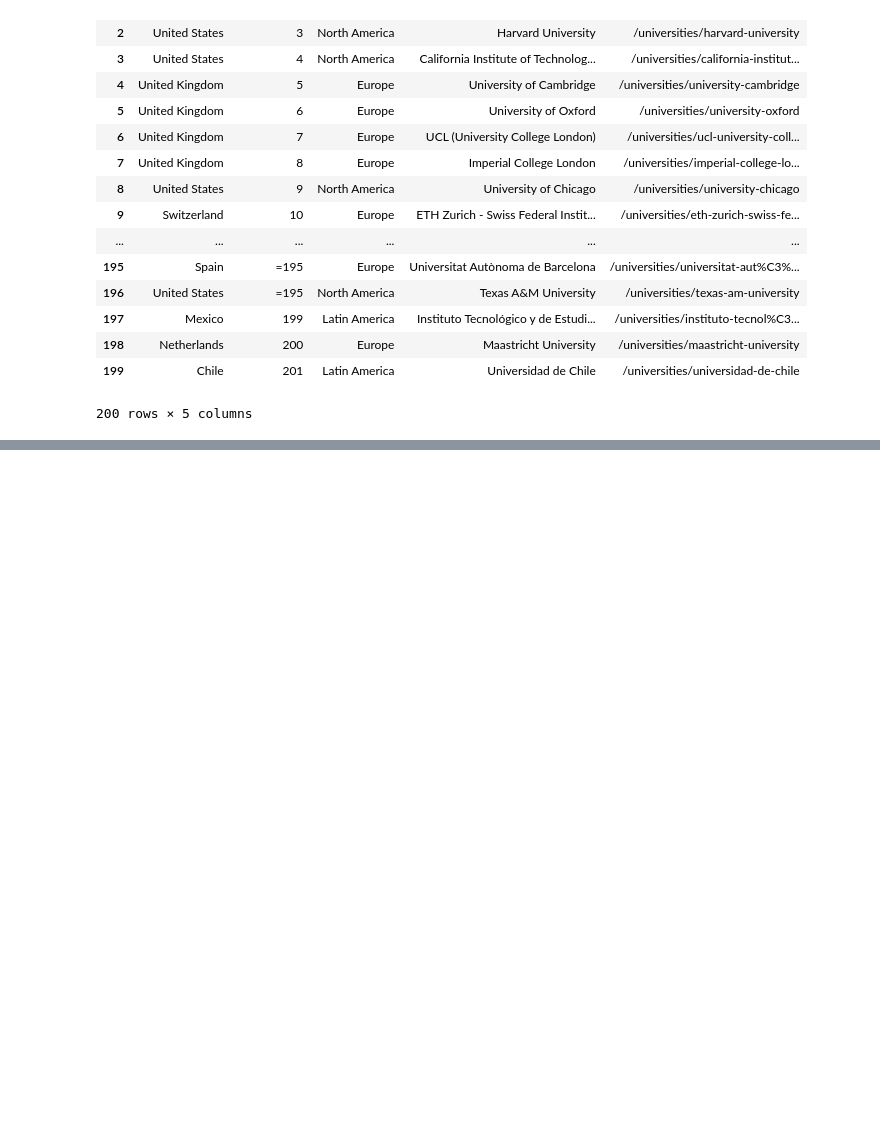
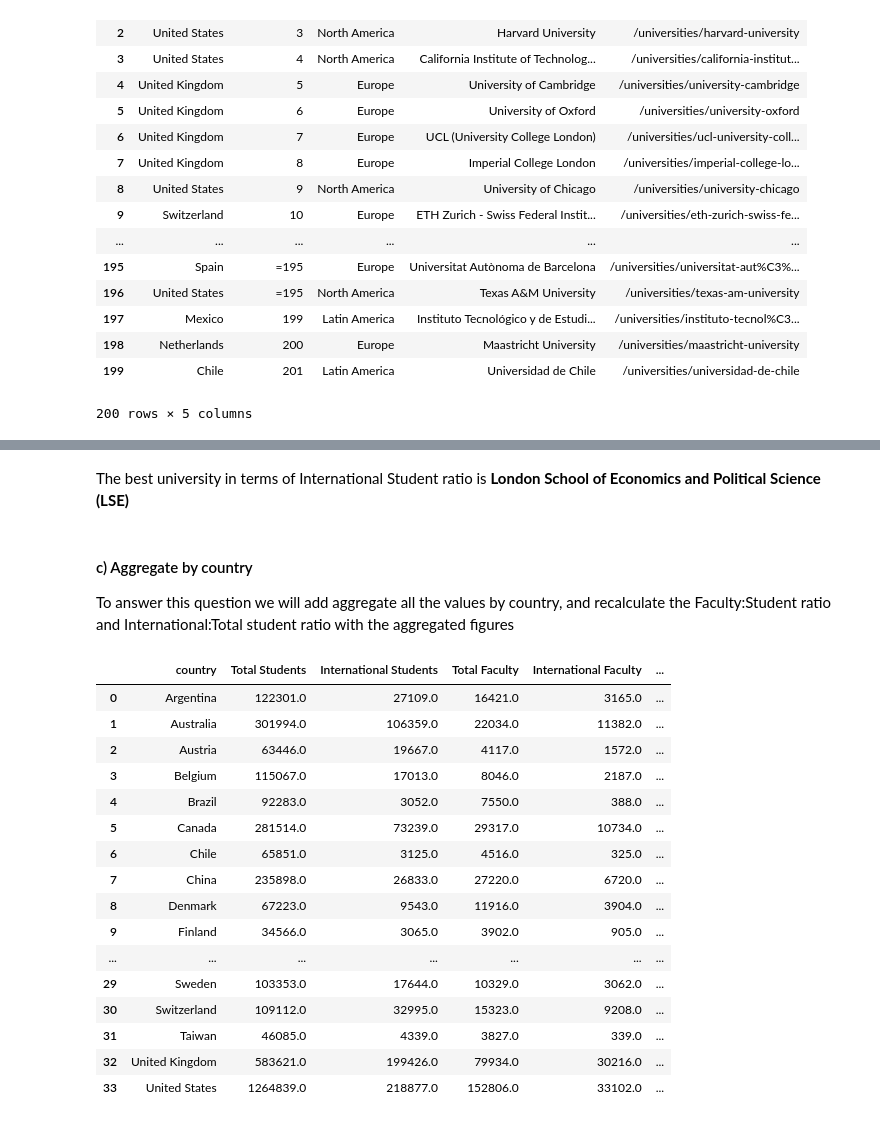
Before and after one commit to sourabhlal/ada2017, a Jupyter notebook: 02 - Data from the Web/homework02.ipynb, the cells around one changed output, grey strips where cells are left out. Cells and saved outputs as stored; diff of their text form; code cells hidden in the pictures; blank space fills up the shorter version.

```diff
--- a/02 - Data from the Web/homework02.ipynb
+++ b/02 - Data from the Web/homework02.ipynb
@@ -86,0 +125,5 @@ timesedu_df
+# %%
+#adding columns for total faculty and international faculty
+topuni_df["Total Faculty"] = topuni_df['url'].map(lambda x : get_university_data(x)[2])
+topuni_df["International Faculty"] = topuni_df['url'].map(lambda x : get_university_data(x)[3])
+topuni_df.head()
@@ -86,0 +139,4 @@ timesedu_df
+# %%
+#drop columns that we don't need
+topuni_df = topuni_df.drop(["url"],axis=1)
+topuni_df.head()
@@ -86,0 +154,3 @@ timesedu_df
+# %%
+topuni_df["Faculty/Student ratio"] = topuni_df['Total Faculty']/topuni_df['Total Students']
+topuni_df.sort_values("Faculty/Student ratio",ascending=False).head()
@@ -86,0 +169,3 @@ timesedu_df
+# %%
+topuni_df["Inter/Total student ratio"] = topuni_df['International Students']/topuni_df['Total Students']
+topuni_df.sort_values("Inter/Total student ratio",ascending=False).head()
@@ -86,0 +179,29 @@ timesedu_df
+# %% [markdown]
+The best university in terms of International Student ratio is **London School of Economics and Political Science (LSE)**
+# %% [markdown]
+#### c) Aggregate by country
+To answer this question we will add aggregate all the values by country, and recalculate the Faculty:Student ratio and International:Total student ratio with the aggregated figures
+# %%
+topuni_country_df = topuni_df.drop(["Inter/Total student ratio", "Faculty/Student ratio"],axis=1)
+topuni_country_df = topuni_country_df.groupby("country",as_index=False).sum()
+topuni_country_df["Faculty/Student ratio"] = topuni_country_df['Total Faculty']/topuni_country_df['Total Students']
+topuni_country_df["Inter/Total student ratio"] = topuni_country_df['International Students']/topuni_country_df['Total Students']
+topuni_country_df
+# %% [output]
+|  | country | Total Students | International Students | Total Faculty | International Faculty | ... |
+| 0 | Argentina | 122301.0 | 27109.0 | 16421.0 | 3165.0 | ... |
+| 1 | Australia | 301994.0 | 106359.0 | 22034.0 | 11382.0 | ... |
+| 2 | Austria | 63446.0 | 19667.0 | 4117.0 | 1572.0 | ... |
+| 3 | Belgium | 115067.0 | 17013.0 | 8046.0 | 2187.0 | ... |
+| 4 | Brazil | 92283.0 | 3052.0 | 7550.0 | 388.0 | ... |
+| 5 | Canada | 281514.0 | 73239.0 | 29317.0 | 10734.0 | ... |
+| 6 | Chile | 65851.0 | 3125.0 | 4516.0 | 325.0 | ... |
+| 7 | China | 235898.0 | 26833.0 | 27220.0 | 6720.0 | ... |
+| 8 | Denmark | 67223.0 | 9543.0 | 11916.0 | 3904.0 | ... |
+| 9 | Finland | 34566.0 | 3065.0 | 3902.0 | 905.0 | ... |
+| ... | ... | ... | ... | ... | ... | ... |
+| 29 | Sweden | 103353.0 | 17644.0 | 10329.0 | 3062.0 | ... |
+| 30 | Switzerland | 109112.0 | 32995.0 | 15323.0 | 9208.0 | ... |
+| 31 | Taiwan | 46085.0 | 4339.0 | 3827.0 | 339.0 | ... |
+| 32 | United Kingdom | 583621.0 | 199426.0 | 79934.0 | 30216.0 | ... |
+| 33 | United States | 1264839.0 | 218877.0 | 152806.0 | 33102.0 | ... |
```
Also changed, not shown: parts of 30 cells of this notebook.
